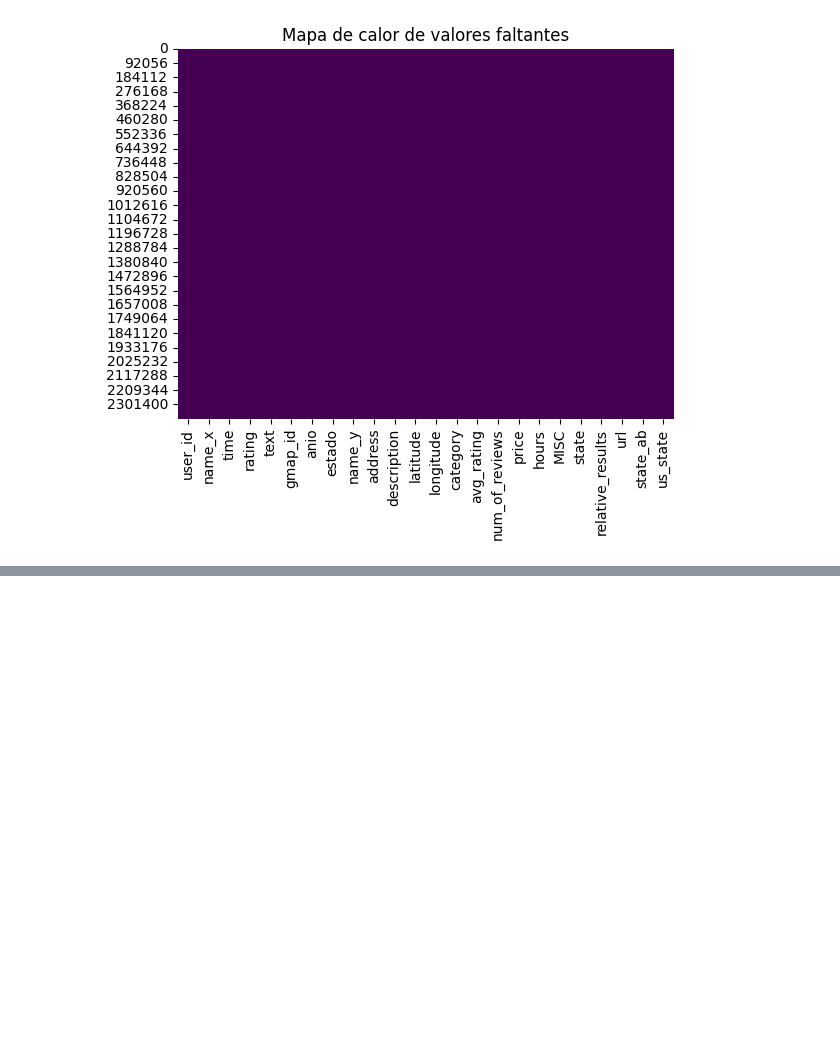
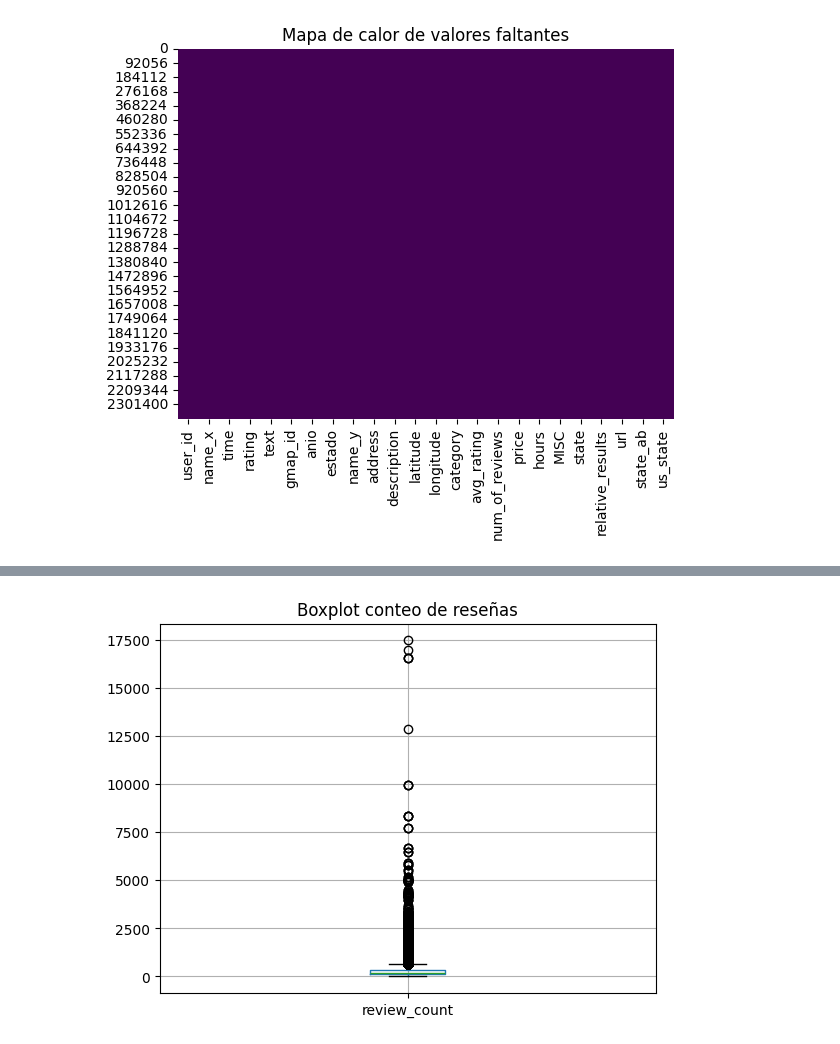
Before and after one commit to Aspirina180mg/PF_DATAPT07, a Jupyter notebook: EDA.ipynb, the cells around one changed output, grey strips where cells are left out. Cells and saved outputs as stored; diff of their text form; code cells hidden in the pictures; blank space fills up the shorter version.

```diff
--- a/EDA.ipynb
+++ b/EDA.ipynb
@@ -234,0 +328,6 @@ plt.show()
+# %%
+df_yelp_users.boxplot(column='review_count')
+plt.title('Boxplot conteo de reseñas')
+plt.show()
+# %% [output]
+[figure, added]
```
Also changed, not shown: parts of 56 cells of this notebook, 1 other file.
